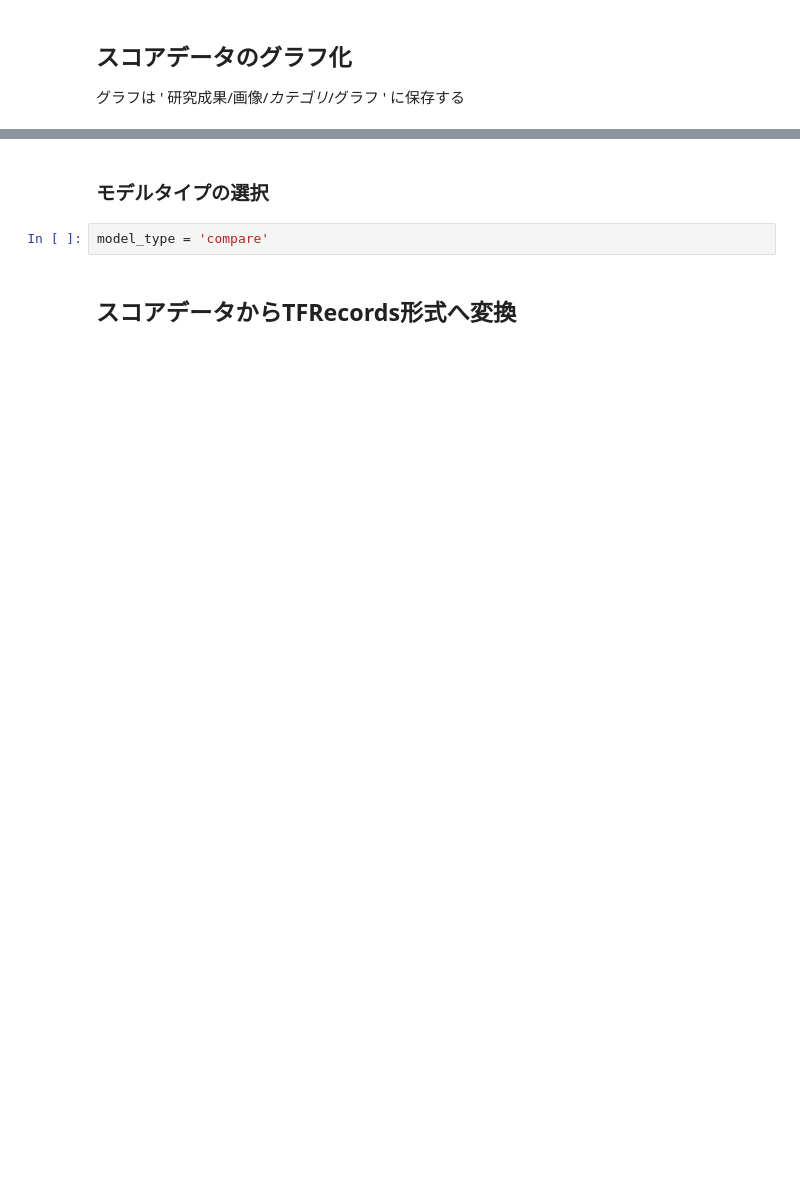
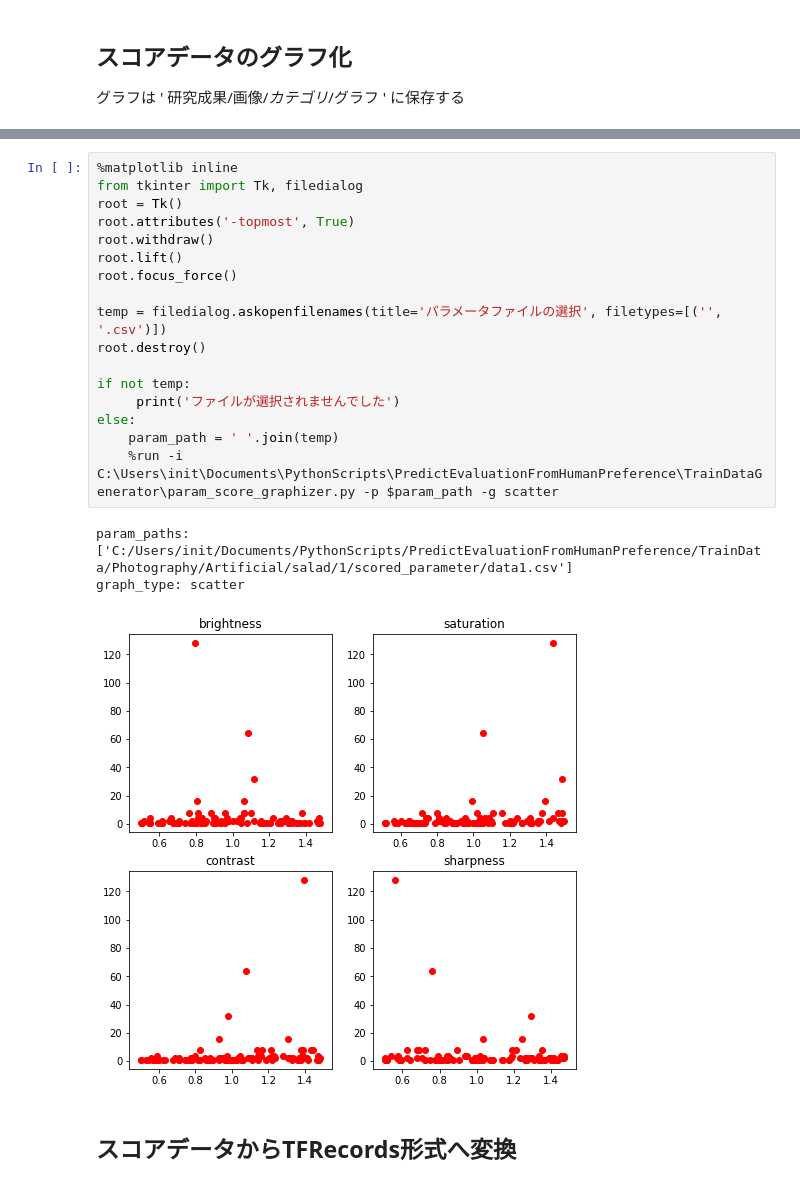
Before and after one commit to YuMurata/ImageEnhancementFromUserPreference, a Jupyter notebook: JupyterUtil/data_collector.ipynb, the cells around one changed output, grey strips where cells are left out. Drawn from its saved outputs; the diff is of its cells as text; blank space fills up the shorter version.

```diff
--- a/JupyterUtil/data_collector.ipynb
+++ b/JupyterUtil/data_collector.ipynb
@@ -126,6 +142,23 @@ tournament complete
-# %% [markdown]
-### モデルタイプの選択
-# %%
-model_type = 'compare'
+# %%
+%matplotlib inline
+from tkinter import Tk, filedialog
+root = Tk()
+root.attributes('-topmost', True)
+root.withdraw()
+root.lift()
+root.focus_force()
+
+temp = filedialog.askopenfilenames(title='パラメータファイルの選択', filetypes=[('', '.csv')])
+root.destroy()
+
+if not temp:
+     print('ファイルが選択されませんでした')
+else:
+    param_path = ' '.join(temp)
+    %run -i C:\Users\init\Documents\PythonScripts\PredictEvaluationFromHumanPreference\TrainDataGenerator\param_score_graphizer.py -p $param_path -g scatter
+# %% [output]
+param_paths: ['C:/Users/init/Documents/PythonScripts/PredictEvaluationFromHumanPreference/TrainData/Photography/Artificial/salad/1/scored_parameter/data1.csv']
+graph_type: scatter
+[figure, added]
 # %% [markdown]
 ## スコアデータからTFRecords形式へ変換
```
Also changed, not shown: parts of 19 cells of this notebook, 12 other files.
